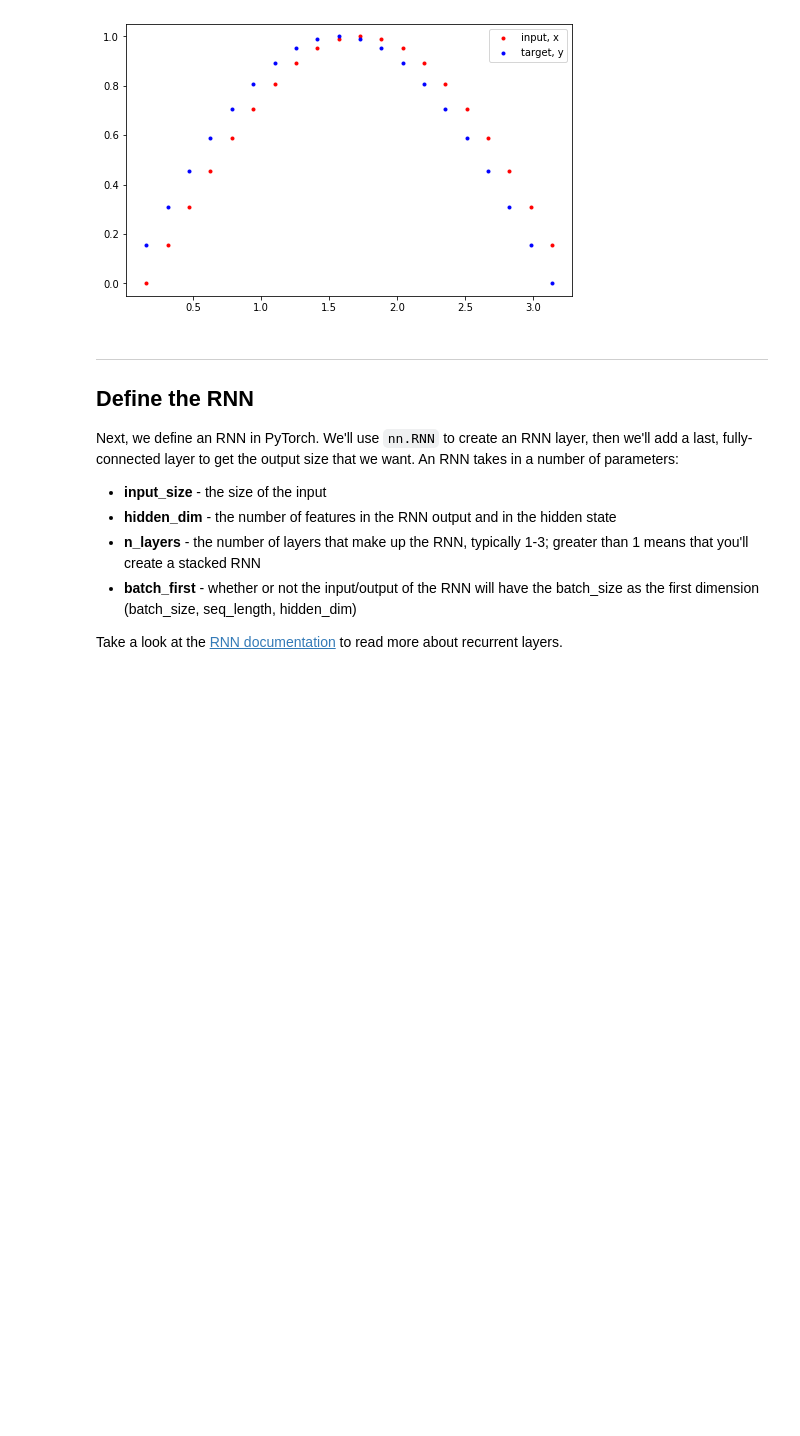
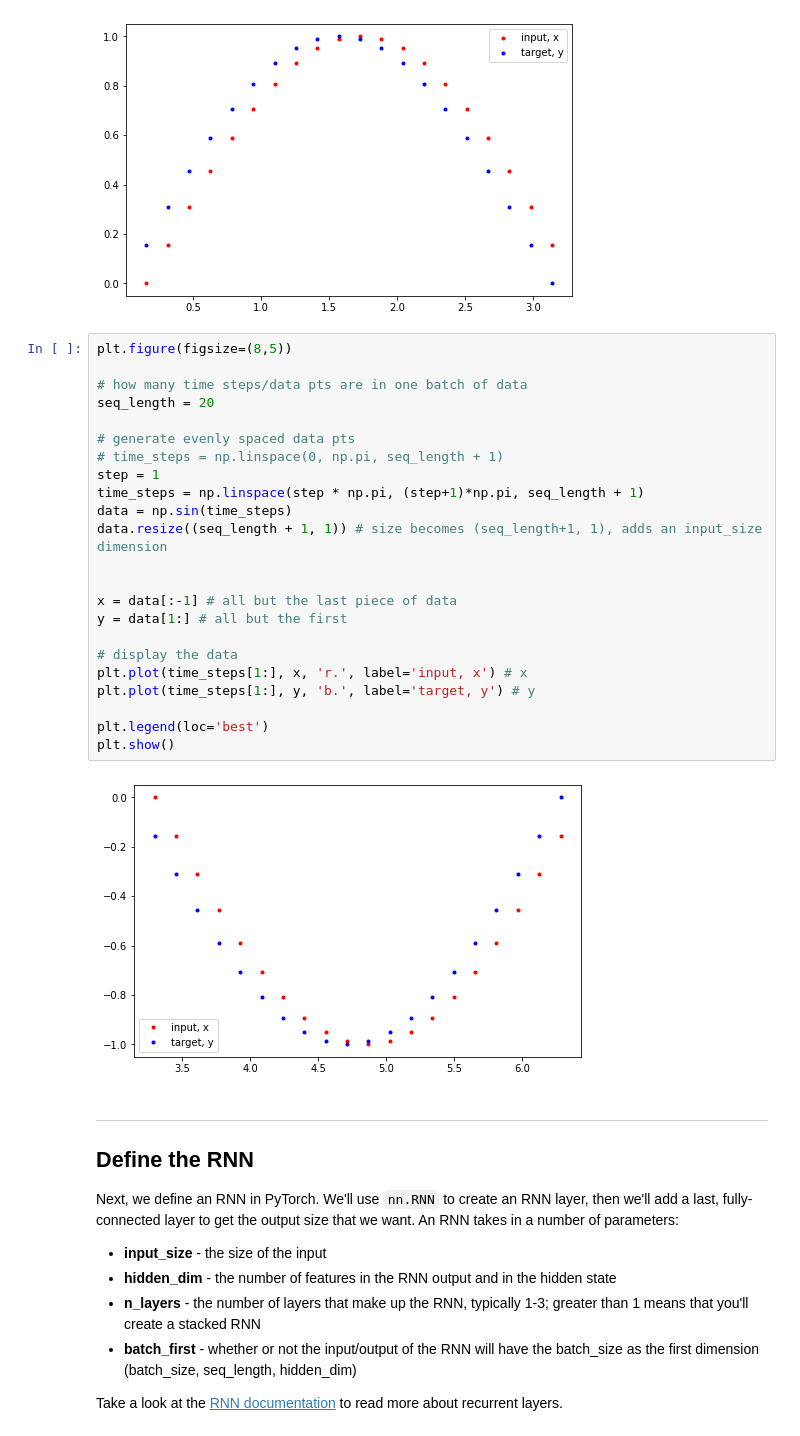
Before and after one commit to hannesroth88/recurrent-neural-networks, a Jupyter notebook: time-series/Simple_RNN.ipynb, the cells around one changed output. Saved outputs shown, nothing was run; the diff lists cells and outputs as text; blank space fills up the shorter version.

```diff
--- a/time-series/Simple_RNN.ipynb
+++ b/time-series/Simple_RNN.ipynb
@@ -37,6 +37,31 @@ plt.legend(loc='best')
 plt.show()
 # %% [output]
 [figure]
+# %%
+plt.figure(figsize=(8,5))
+
+# how many time steps/data pts are in one batch of data
+seq_length = 20
+
+# generate evenly spaced data pts
+# time_steps = np.linspace(0, np.pi, seq_length + 1)
+step = 1
+time_steps = np.linspace(step * np.pi, (step+1)*np.pi, seq_length + 1)
+data = np.sin(time_steps)
+data.resize((seq_length + 1, 1)) # size becomes (seq_length+1, 1), adds an input_size dimension
+
+
+x = data[:-1] # all but the last piece of data
+y = data[1:] # all but the first
+
+# display the data
+plt.plot(time_steps[1:], x, 'r.', label='input, x') # x
+plt.plot(time_steps[1:], y, 'b.', label='target, y') # y
+
+plt.legend(loc='best')
+plt.show()
+# %% [output]
+[figure, added]
 # %% [markdown]
 ---
 ## Define the RNN
```
Also changed, not shown: parts of 11 cells of this notebook.
